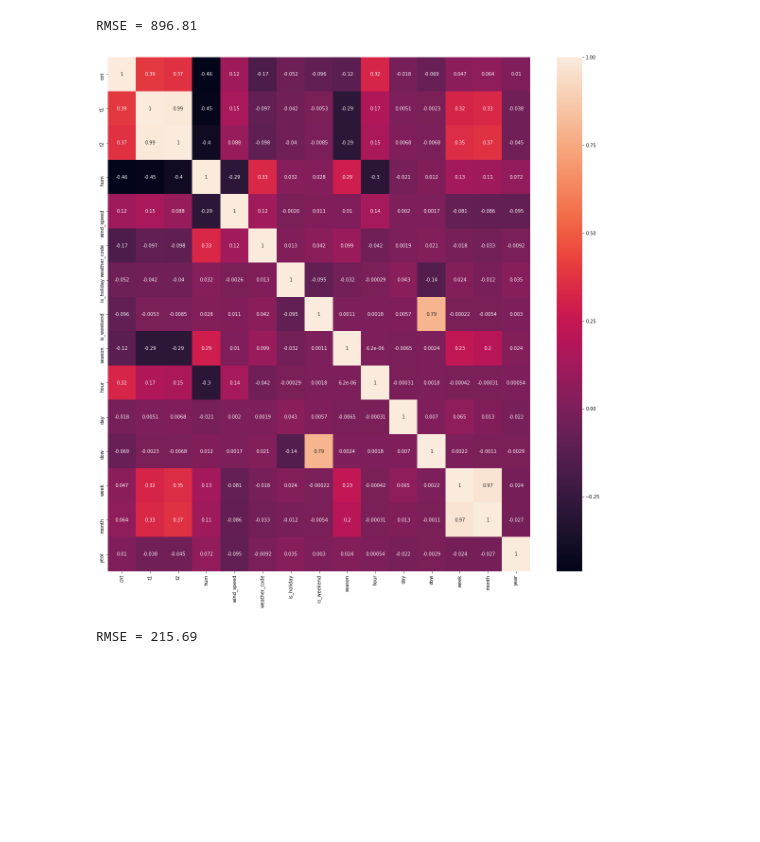
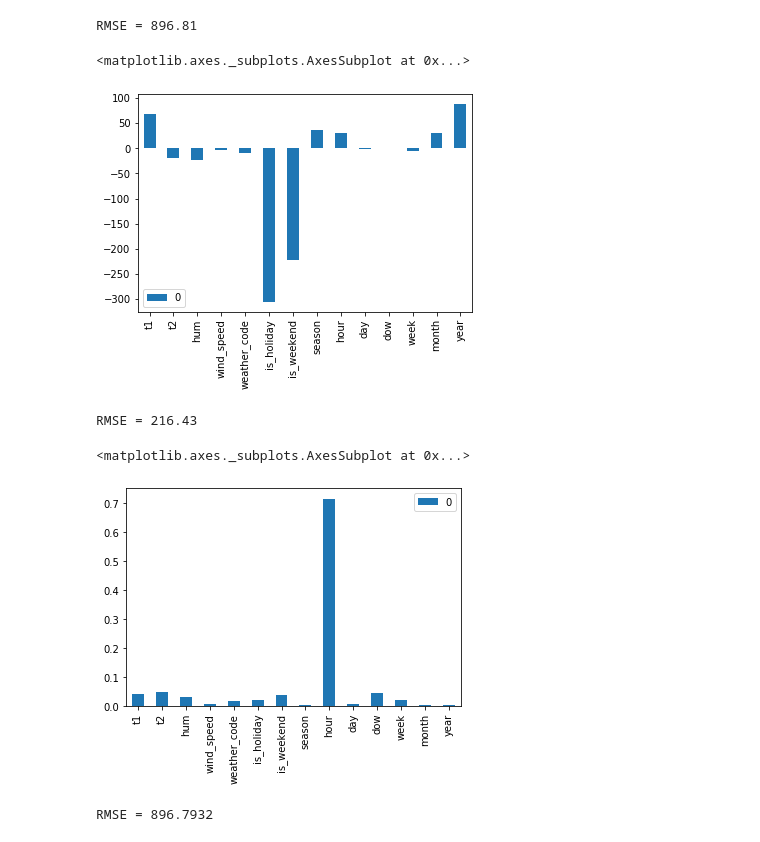
Before and after one commit to masi3734/ML_AI, a Jupyter notebook: Darbas.ipynb, the cells around one changed output. Drawn from its saved outputs; the diff is of its cells as text; code cells hidden in the pictures; blank space fills up the shorter version.

```diff
--- a/Darbas.ipynb
+++ b/Darbas.ipynb
@@ -257,19 +221,35 @@ print('RMSE = {0:.02f}'.format(
     np.sqrt(np.mean((pred - train0[~mask]['cnt'])**2))))
 # %% [output]
 RMSE = 896.81
-# %%
-corrmat = df.corr()
-f, ax = plt.subplots(figsize = (20,20))
-sns.heatmap(corrmat, vmax=1, annot=True);
-# %% [output]
-[figure, removed]
+# %%
+pd.DataFrame(lr.coef_,
+            index = train0[mask].drop(['cnt'], axis=1).columns,).plot(kind='bar')
+# %% [output]
+<matplotlib.axes._subplots.AxesSubplot at 0x...>
+[figure, added]
 # %%
 from sklearn.ensemble import RandomForestRegressor
 
 rf = RandomForestRegressor(n_estimators=100)
 rf.fit(train0[mask].drop(['cnt'], axis=1),
        train0[mask]['cnt'])
-pred = rf.predict(train0[~mask].drop(['cnt'], axis=1))
-print('RMSE = {0:.02f}'.format(np.sqrt(np.mean((pred - train0[~mask]['cnt'])**2))))
+pred1 = rf.predict(train0[~mask].drop(['cnt'], axis=1))
+print('RMSE = {0:.02f}'.format(np.sqrt(np.mean((pred1 - train0[~mask]['cnt'])**2))))
 # %% [output]
-RMSE = 215.69
+RMSE = 216.43
+# %%
+pd.DataFrame(rf.feature_importances_,
+            index = train0[mask].drop(['cnt'], axis=1).columns,).plot(kind='bar')
+# %% [output]
+<matplotlib.axes._subplots.AxesSubplot at 0x...>
+[figure, added]
+# %%
+from sklearn.linear_model import Lasso
+
+lasso = Lasso(alpha=0.1)
+lasso.fit(train0[mask].drop(['cnt'], axis=1),
+       train0[mask]['cnt'])
+pred2 = lasso.predict(train0[~mask].drop(['cnt'], axis=1))
+print('RMSE = {0:.04f}'.format(np.sqrt(np.mean((pred2 - train0[~mask]['cnt'])**2))))
+# %% [output]
+RMSE = 896.7932
```
Also changed, not shown: parts of 8 cells of this notebook, 2 other files.
